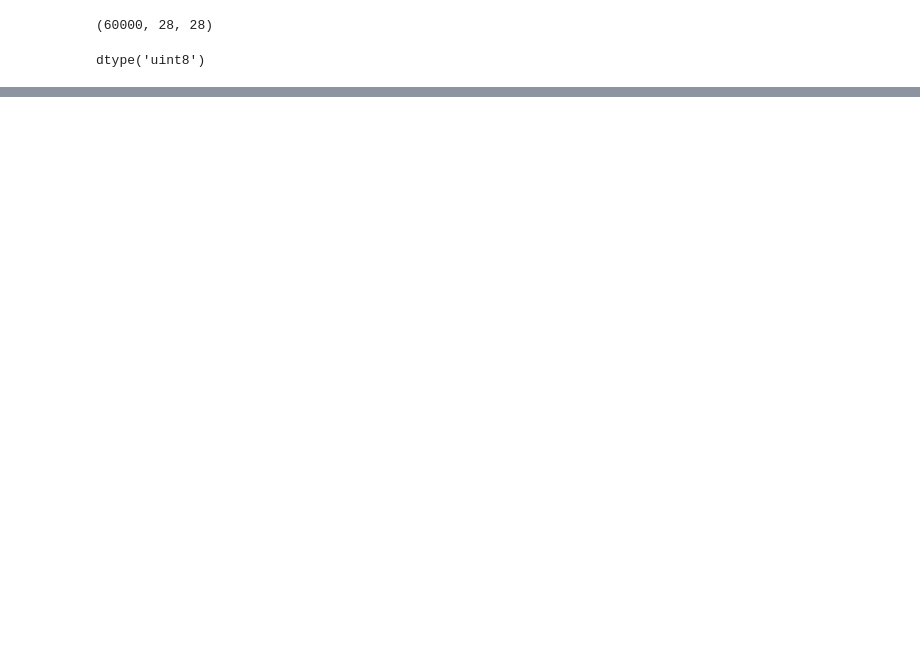
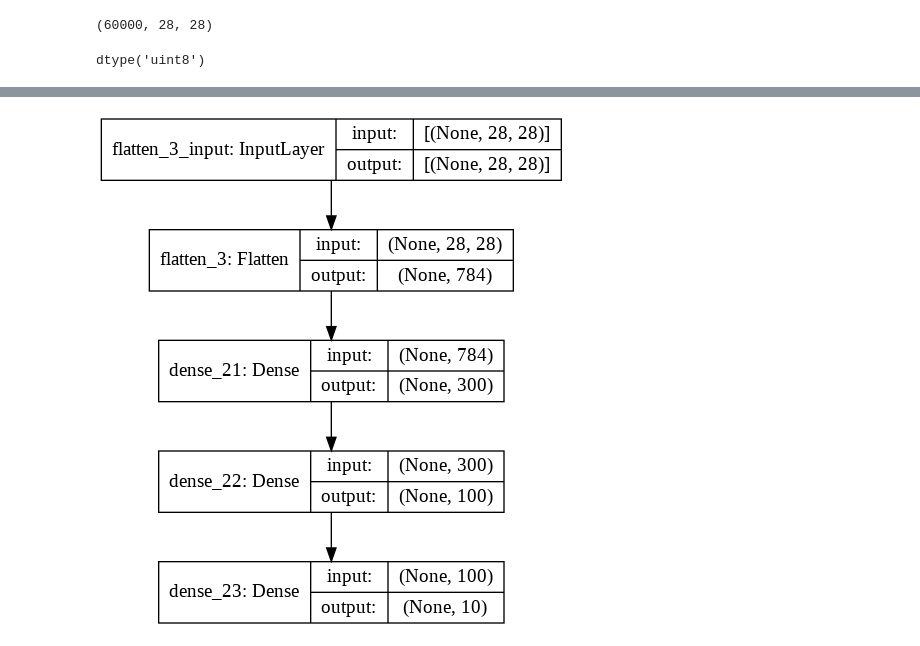
Before and after one commit to johnny19436/ML-learn, a Jupyter notebook: ML_10.ipynb, the cells around one changed output, grey strips where cells are left out. Saved outputs shown, nothing was run; the diff lists cells and outputs as text; code cells hidden in the pictures; blank space fills up the shorter version.

```diff
--- a/ML_10.ipynb
+++ b/ML_10.ipynb
@@ -16,0 +67,8 @@ dtype('uint8')
+# %%
+model = keras.models.Sequential([
+    #keras.layers.Reshape((-1,),input_shape=(28,28)),#Flatten inputs to 1D
+    keras.layers.Flatten(input_shape=[28, 28]),#reshape(-1,1)=>Flatten inputs to 1D
+    keras.layers.Dense(300, activation="relu"),
+    keras.layers.Dense(100, activation="relu"),
+    keras.layers.Dense(10, activation="softmax")
+])
@@ -16,0 +103,4 @@ dtype('uint8')
+# %%
+keras.utils.plot_model(model, "my_fashion_mnist_model.png", show_shapes=True)
+# %% [output]
+[figure, added]
```
Also changed, not shown: parts of 20 cells of this notebook.
